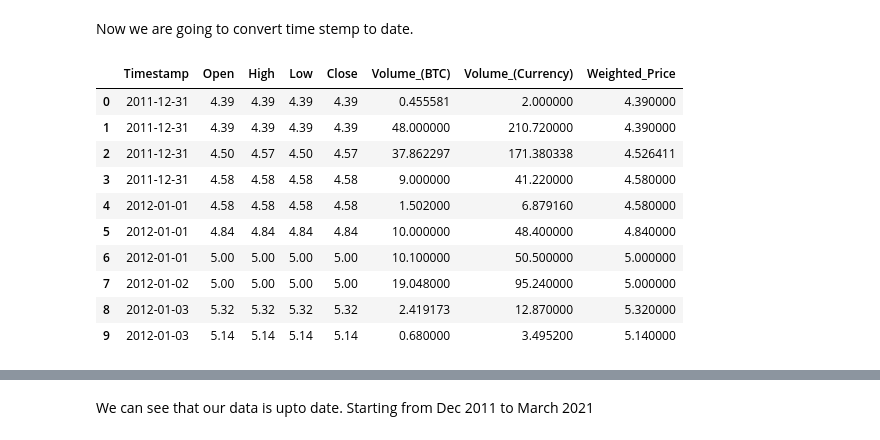
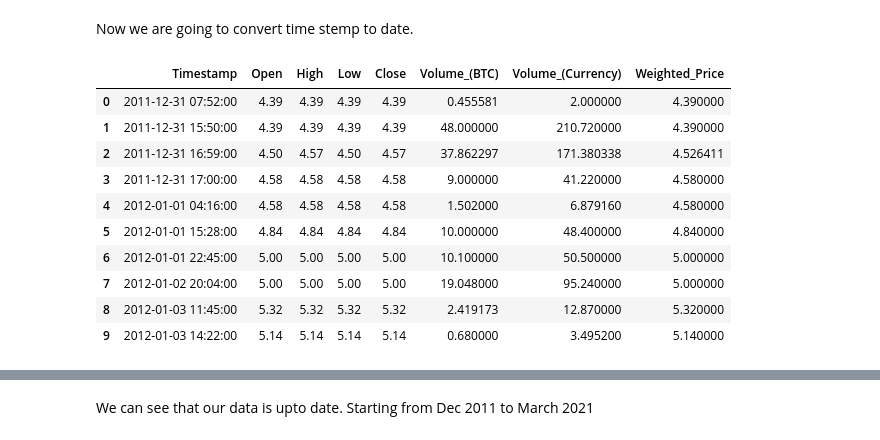
Before and after one commit to FaizanHameed1/Bitcoin-Price-Prediction-using-LSTM, a Jupyter notebook: Bitcoin_Price_Prediction_using_LSTM.ipynb, the cells around one changed output, grey strips where cells are left out. Cells and saved outputs as stored; diff of their text form; code cells hidden in the pictures.

```diff
--- a/Bitcoin_Price_Prediction_using_LSTM.ipynb
+++ b/Bitcoin_Price_Prediction_using_LSTM.ipynb
@@ -171,20 +177,20 @@ False
 # %% [markdown]
 Now we are going to convert time stemp to date.
 # %%
-d_frame["Timestamp"]=pd.to_datetime(d_frame['Timestamp'],unit='s').dt.date #We converted in time stamp format
+d_frame["Timestamp"]=pd.to_datetime(d_frame['Timestamp'],unit='s')#.dt.date #We converted in time stamp format
 #d_frame = d_frame.set_index(['Timestamp']) #If we want to set "Timestamp" as index.
 d_frame.head(10)
 # %% [output]
 |  | Timestamp | Open | High | Low | Close | Volume_(BTC) | Volume_(Currency) | Weighted_Price |
-| 0 | 2011-12-31 | 4.39 | 4.39 | 4.39 | 4.39 | 0.455581 | 2.000000 | 4.390000 |
-| 1 | 2011-12-31 | 4.39 | 4.39 | 4.39 | 4.39 | 48.000000 | 210.720000 | 4.390000 |
-| 2 | 2011-12-31 | 4.50 | 4.57 | 4.50 | 4.57 | 37.862297 | 171.380338 | 4.526411 |
-| 3 | 2011-12-31 | 4.58 | 4.58 | 4.58 | 4.58 | 9.000000 | 41.220000 | 4.580000 |
-| 4 | 2012-01-01 | 4.58 | 4.58 | 4.58 | 4.58 | 1.502000 | 6.879160 | 4.580000 |
-| 5 | 2012-01-01 | 4.84 | 4.84 | 4.84 | 4.84 | 10.000000 | 48.400000 | 4.840000 |
-| 6 | 2012-01-01 | 5.00 | 5.00 | 5.00 | 5.00 | 10.100000 | 50.500000 | 5.000000 |
-| 7 | 2012-01-02 | 5.00 | 5.00 | 5.00 | 5.00 | 19.048000 | 95.240000 | 5.000000 |
-| 8 | 2012-01-03 | 5.32 | 5.32 | 5.32 | 5.32 | 2.419173 | 12.870000 | 5.320000 |
-| 9 | 2012-01-03 | 5.14 | 5.14 | 5.14 | 5.14 | 0.680000 | 3.495200 | 5.140000 |
+| 0 | 2011-12-31 07:52:00 | 4.39 | 4.39 | 4.39 | 4.39 | 0.455581 | 2.000000 | 4.390000 |
+| 1 | 2011-12-31 15:50:00 | 4.39 | 4.39 | 4.39 | 4.39 | 48.000000 | 210.720000 | 4.390000 |
+| 2 | 2011-12-31 16:59:00 | 4.50 | 4.57 | 4.50 | 4.57 | 37.862297 | 171.380338 | 4.526411 |
+| 3 | 2011-12-31 17:00:00 | 4.58 | 4.58 | 4.58 | 4.58 | 9.000000 | 41.220000 | 4.580000 |
+| 4 | 2012-01-01 04:16:00 | 4.58 | 4.58 | 4.58 | 4.58 | 1.502000 | 6.879160 | 4.580000 |
+| 5 | 2012-01-01 15:28:00 | 4.84 | 4.84 | 4.84 | 4.84 | 10.000000 | 48.400000 | 4.840000 |
+| 6 | 2012-01-01 22:45:00 | 5.00 | 5.00 | 5.00 | 5.00 | 10.100000 | 50.500000 | 5.000000 |
+| 7 | 2012-01-02 20:04:00 | 5.00 | 5.00 | 5.00 | 5.00 | 19.048000 | 95.240000 | 5.000000 |
+| 8 | 2012-01-03 11:45:00 | 5.32 | 5.32 | 5.32 | 5.32 | 2.419173 | 12.870000 | 5.320000 |
+| 9 | 2012-01-03 14:22:00 | 5.14 | 5.14 | 5.14 | 5.14 | 0.680000 | 3.495200 | 5.140000 |
 # %%
 #d_frame["Timestamp"]=pd.to_datetime(d_frame['Timestamp'],infer_datetime_format=True) #We converted in "Timestamp" format. Now datatype of "Timestamp" is object but we used"infer_datetime_format=True" that converts "Timestamp" format from "object" to "datetime64" format)
```
Also changed, not shown: parts of 83 cells of this notebook.
